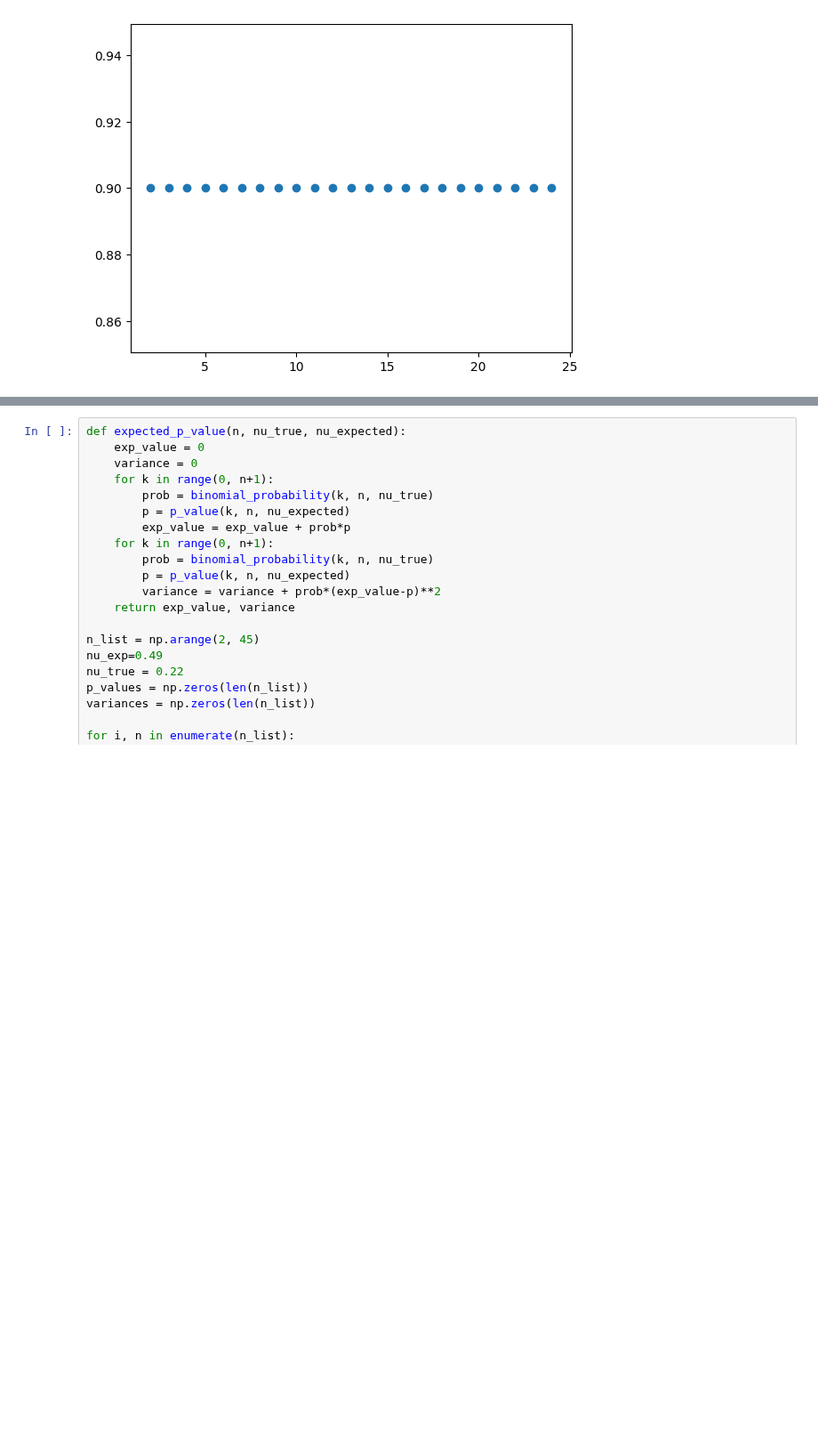
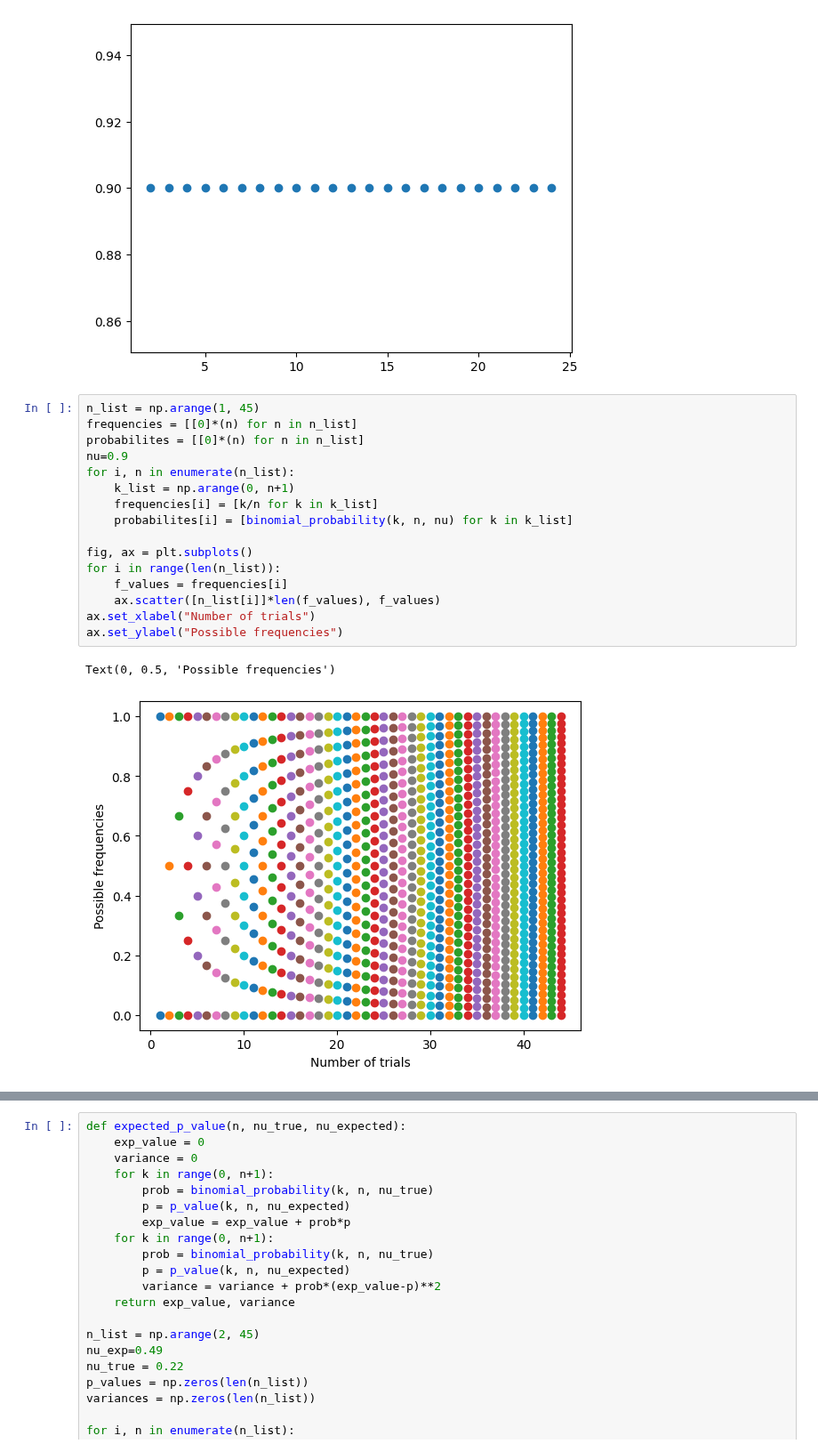
Before and after one commit to choisant/imcalML, a Jupyter notebook: notebooks/p_values.ipynb, the cells around one changed output, grey strips where cells are left out. Shown at 89% size. Drawn from its saved outputs; the diff is of its cells as text; blank space fills up the shorter version.

```diff
--- a/notebooks/p_values.ipynb
+++ b/notebooks/p_values.ipynb
@@ -40,3 +41,22 @@ plt.scatter(n_list, exp_values)
 # %% [output]
 <matplotlib.collections.PathCollection at 0x...>
 [figure]
+# %%
+n_list = np.arange(1, 45)
+frequencies = [[0]*(n) for n in n_list]
+probabilites = [[0]*(n) for n in n_list]
+nu=0.9
+for i, n in enumerate(n_list):
+    k_list = np.arange(0, n+1)
+    frequencies[i] = [k/n for k in k_list]
+    probabilites[i] = [binomial_probability(k, n, nu) for k in k_list]
+
+fig, ax = plt.subplots()
+for i in range(len(n_list)):
+    f_values = frequencies[i]
+    ax.scatter([n_list[i]]*len(f_values), f_values)
+ax.set_xlabel("Number of trials")
+ax.set_ylabel("Possible frequencies")
+# %% [output]
+Text(0, 0.5, 'Possible frequencies')
+[figure, added]
```
Also changed, not shown: parts of 9 cells of this notebook.
